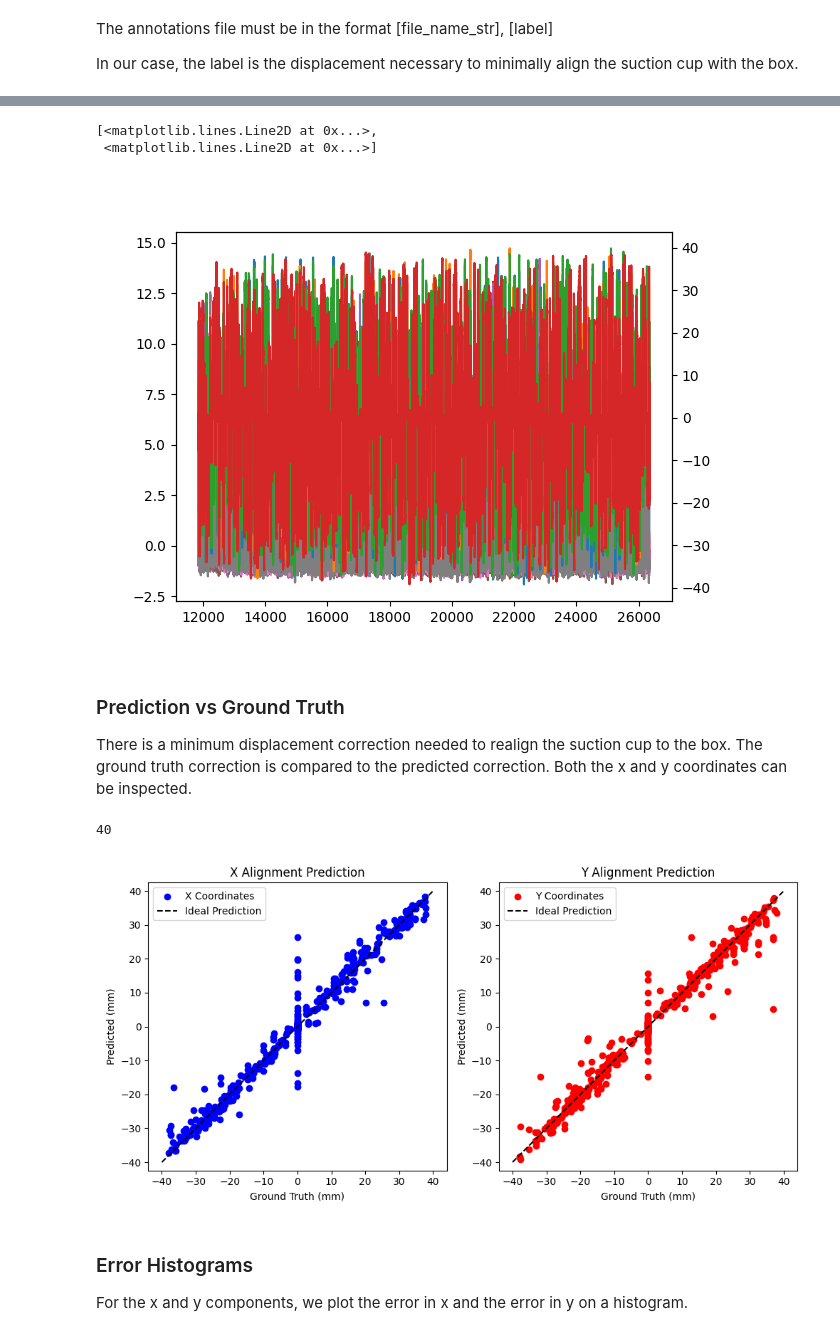
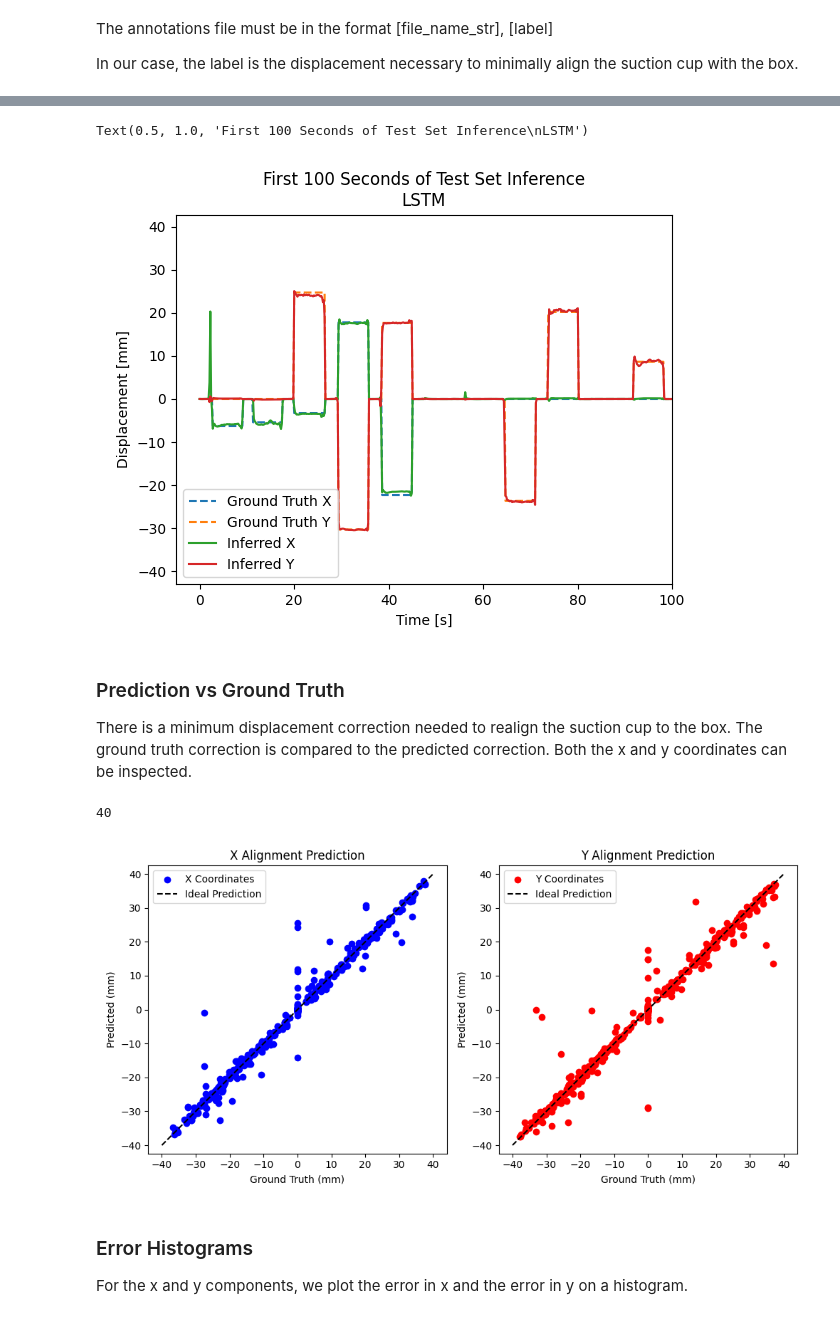
Before and after one commit to aechoi/smart-suction, a Jupyter notebook: src/capcup/inverse_lstm_model.ipynb, the cells around one changed output, grey strips where cells are left out. Cells and saved outputs as stored; diff of their text form; code cells hidden in the pictures.

```diff
--- a/src/capcup/inverse_lstm_model.ipynb
+++ b/src/capcup/inverse_lstm_model.ipynb
@@ -254,12 +254,13 @@ def eval_loop(dataloader, model, loss_fn):
     return test_loss
 
 model = LSTMCorrection(num_layers=4)
+model = model.to(device)
 
 # loss_fn = nn.MSELoss()
 loss_fn = nn.HuberLoss()
 num_epochs = 5000
 learning_rate = 1e-3
-patience = 10
+patience = 20
 
 optimizer = torch.optim.Adam(model.parameters(), lr=learning_rate)
 
@@ -287,7 +288,7 @@ for epoch in range(num_epochs):
             print(f"Early stopping at epoch {epoch+1}")
             break
 
-model.load_state_dict(torch.load("best_model.pt", map_location=device))
+model.load_state_dict(torch.load("lstm_model.pt", map_location=device))
 test_loss = eval_loop(test_dataloader, model, loss_fn)
 # %% [output]
 Epoch 1
@@ -310,37 +311,51 @@ Epoch 36
 # %%
 # Generate inference on entire continuous test set
 serial_data = cap_dataset.serial_data
 gt_start_idx = test_indices[0]
 
 data_start_idx = serial_data.segment_starts[gt_start_idx]
 cap_data = serial_data.cap_counts
 cap_data = cap_data - np.mean(cap_data[:serial_data.segment_ends[0]], axis=0)
 cap_data = cap_data/10000
 cap_data = cap_data[data_start_idx:]
+cap_data = np.ascontiguousarray(cap_data)
 
 timestamps = serial_data.time[data_start_idx:]
 
 displacements = cap_dataset.displacement_gt
 displacement_gt = np.zeros((len(serial_data.cap_counts), 2))
 for idx, (start, end) in enumerate(zip(serial_data.actuation_ends[::2], serial_data.actuation_ends[1::2])):
     displacement_gt[start:end] = displacements[idx]
 displacement_gt = displacement_gt[data_start_idx:]
 
+torch.backends.cudnn.enabled = False
+model = model.to("cpu")
+# model = model.to(device)
 model.eval()
 with torch.no_grad():
-    tX = torch.tensor(cap_data, dtype=torch.float32).to(device)
-    pred, _ = model(tX.unsqueeze(0))
-    pred = pred.detach().numpy()[0]
+    # tX = torch.tensor(cap_data, dtype=torch.float32).to(device)
+    tX = torch.tensor(cap_data, dtype=torch.float32).to("cpu")
+    tX = tX.clone().contiguous().unsqueeze(0)
+    pred, _ = model(tX)
+    pred = pred.cpu().detach().numpy()[0]
 
-fig, cap_ax = plt.subplots()
-cap_ax.plot(timestamps, cap_data)
-gt_ax = cap_ax.twinx()
-gt_ax.plot(timestamps, displacement_gt)
-gt_ax.plot(timestamps, pred)
+# fig, cap_ax = plt.subplots()
+# cap_ax.plot(timestamps, cap_data)
+# gt_ax = cap_ax.twinx()
+# gt_ax.plot(timestamps, displacement_gt)
+# gt_ax.plot(timestamps, pred)
+
+fig, ax = plt.subplots()
+ax.plot(timestamps - timestamps[0], displacement_gt, "--")
+ax.plot(timestamps - timestamps[0], pred)
+ax.set_xlim([-5, 100])
+ax.set_xlabel("Time [s]")
+ax.set_ylabel("Displacement [mm]")
+ax.legend(["Ground Truth X", "Ground Truth Y", "Inferred X", "Inferred Y"])
+ax.set_title("First 100 Seconds of Test Set Inference\nLSTM")
 # %% [output]
-[<matplotlib.lines.Line2D at 0x...>,
- <matplotlib.lines.Line2D at 0x...>]
+Text(0.5, 1.0, 'First 100 Seconds of Test Set Inference\nLSTM')
-[figure, old version]
+[figure, new version]
 # %%
 # Randomly sample time series for visualization
 idx_samples = np.random.randint(0, len(cap_data), 1000)
@@ -375,7 +390,7 @@ axs[1].legend()
 plt.tight_layout()
 # %% [output]
 40
-[figure, old version]
+[figure, new version]
 # %% [markdown]
 ### Error Histograms
 For the x and y components, we plot the error in x and the error in y on a histogram.
```
Also changed, not shown: parts of 8 cells of this notebook, 9 other files.
